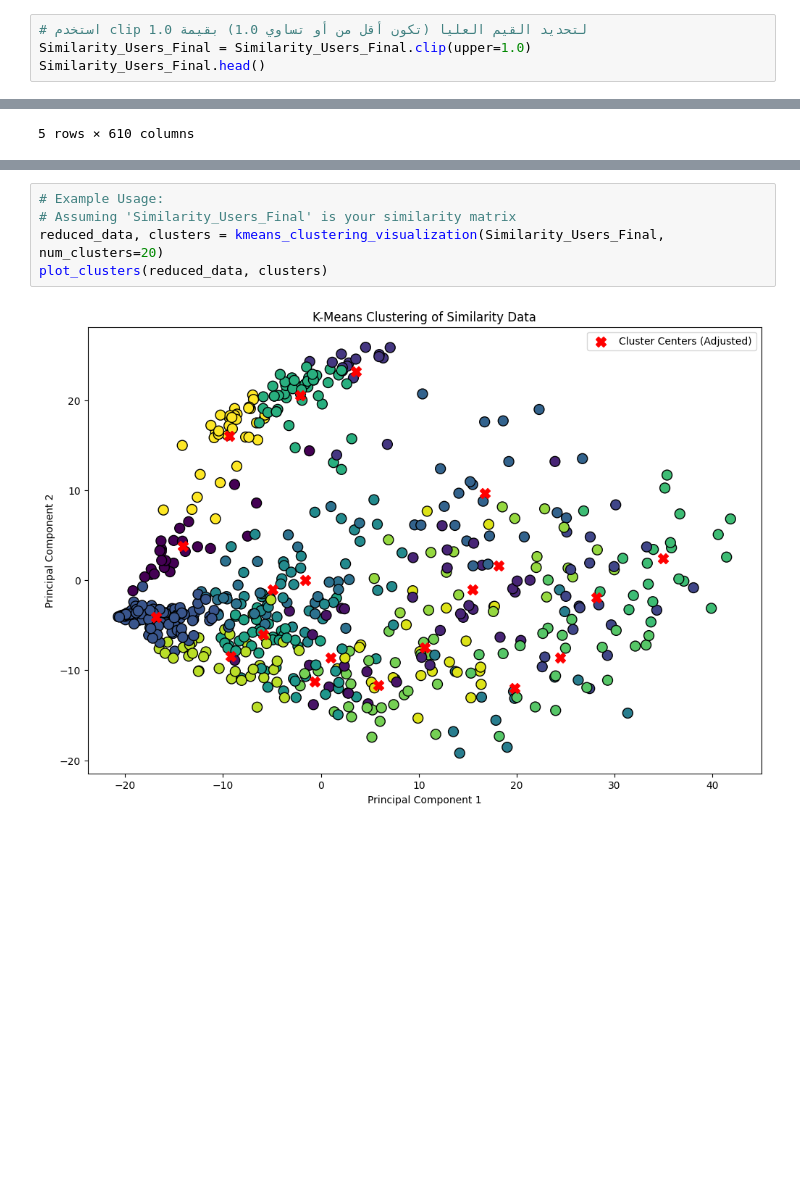
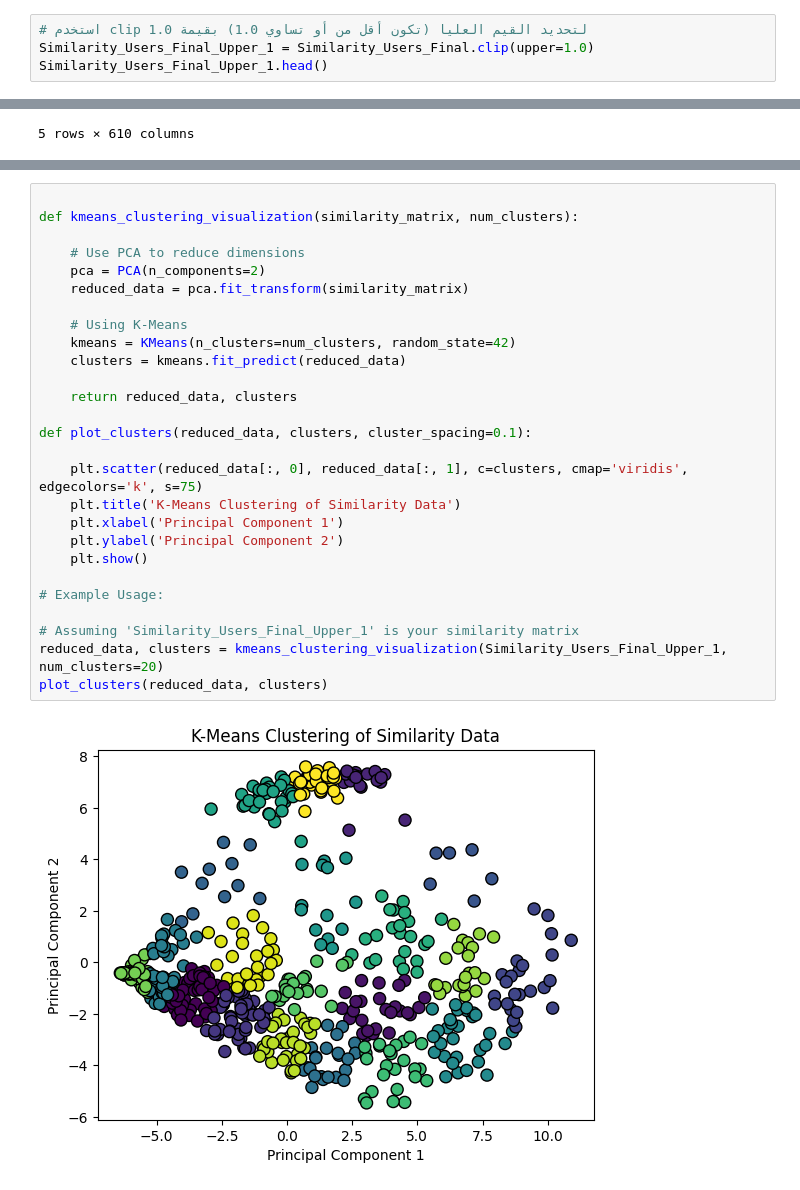
Before and after one commit to mohammed21kamall/Graduation-Project, a Jupyter notebook: Model AI/Collabirative Filtering/K_Means_Clusering.ipynb, the cells around one changed output, grey strips where cells are left out. Saved outputs shown, nothing was run; the diff lists cells and outputs as text; blank space fills up the shorter version.

```diff
--- a/Model AI/Collabirative Filtering/K_Means_Clusering.ipynb
+++ b/Model AI/Collabirative Filtering/K_Means_Clusering.ipynb
@@ -27,8 +30,8 @@ Similarity_Users_Final.head()
 5 rows × 610 columns
 # %%
 # استخدم clip لتحديد القيم العليا (تكون أقل من أو تساوي 1.0) بقيمة 1.0
-Similarity_Users_Final = Similarity_Users_Final.clip(upper=1.0)
-Similarity_Users_Final.head()
+Similarity_Users_Final_Upper_1 = Similarity_Users_Final.clip(upper=1.0)
+Similarity_Users_Final_Upper_1.head()
 # %% [output]
 |  | 1 | 2 | 3 | 4 | 5 | 6 | 7 | 8 | 9 | 10 | ... | ... |
 | 1 | 1.0 | 0.000592 | 0.070214 | 0.516196 | 0.265839 | 0.34608 | 0.540215 | 0.334737 | 0.041962 | -0.000171 | ... | ... |
@@ -84,8 +43,30 @@ def plot_clusters(reduced_data, clusters, cluster_spacing=0.0):
-# %%
-# Example Usage:
-# Assuming 'Similarity_Users_Final' is your similarity matrix
-reduced_data, clusters = kmeans_clustering_visualization(Similarity_Users_Final, num_clusters=20)
-plot_clusters(reduced_data, clusters)
-# %% [output]
-[figure, removed]
+# %%
+
+def kmeans_clustering_visualization(similarity_matrix, num_clusters):
+
+    # Use PCA to reduce dimensions
+    pca = PCA(n_components=2)
+    reduced_data = pca.fit_transform(similarity_matrix)
+
+    # Using K-Means
+    kmeans = KMeans(n_clusters=num_clusters, random_state=42)
+    clusters = kmeans.fit_predict(reduced_data)
+
+    return reduced_data, clusters
+
+def plot_clusters(reduced_data, clusters, cluster_spacing=0.1):
+
+    plt.scatter(reduced_data[:, 0], reduced_data[:, 1], c=clusters, cmap='viridis', edgecolors='k', s=75)
+    plt.title('K-Means Clustering of Similarity Data')
+    plt.xlabel('Principal Component 1')
+    plt.ylabel('Principal Component 2')
+    plt.show()
+
+# Example Usage:
+
+# Assuming 'Similarity_Users_Final_Upper_1' is your similarity matrix
+reduced_data, clusters = kmeans_clustering_visualization(Similarity_Users_Final_Upper_1, num_clusters=20)
+plot_clusters(reduced_data, clusters)
+# %% [output]
+[figure, added]
 # %%
```
Also changed, not shown: parts of 8 cells of this notebook.
